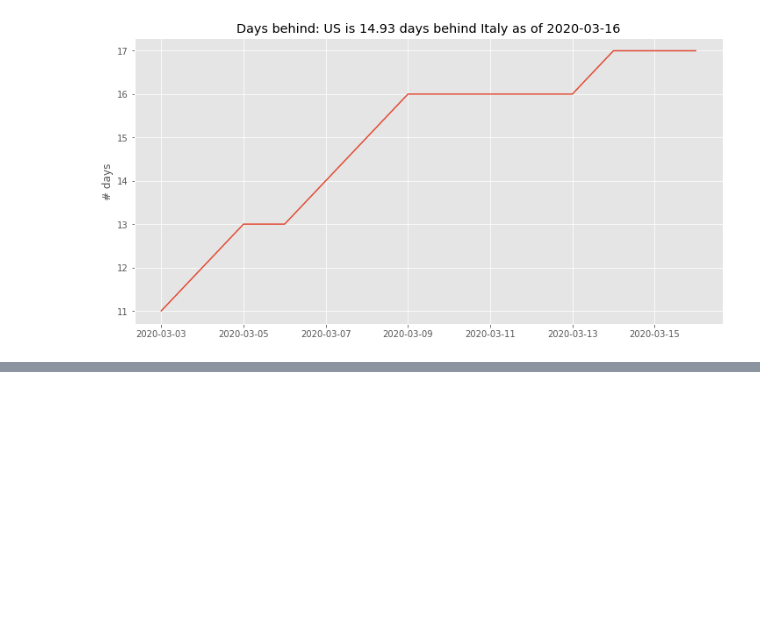
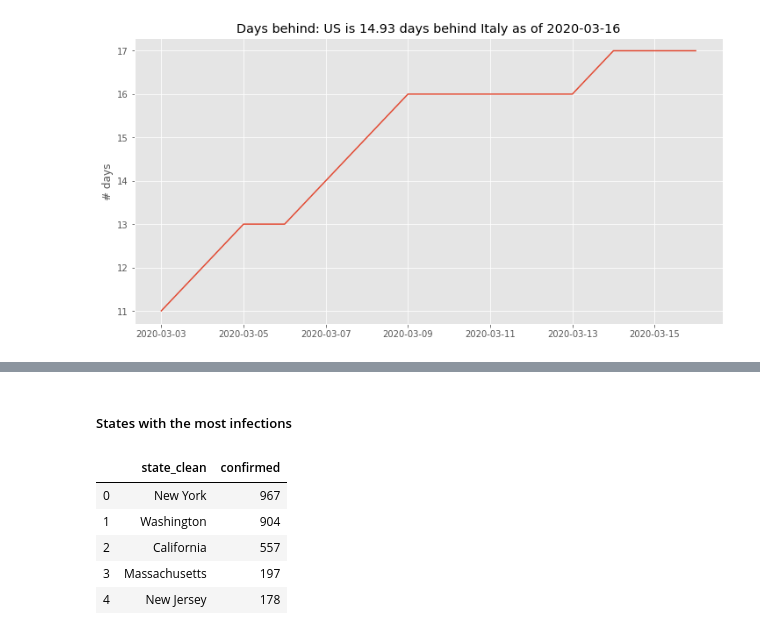
Before and after one commit to tboats/covid-19_analysis, a Jupyter notebook: analysis_covid-19.ipynb, the cells around one changed output, grey strips where cells are left out. Drawn from its saved outputs; the diff is of its cells as text; code cells hidden in the pictures; blank space fills up the shorter version.

```diff
--- a/analysis_covid-19.ipynb
+++ b/analysis_covid-19.ipynb
@@ -229,0 +278,16 @@ _ = days_behind('US', 'Italy')
+# %% [markdown]
+##### States with the most infections
+# %%
+dfp_us_top_states = (dfp_us_g.groupby(['state_clean'], as_index=False).
+                     agg({'confirmed': np.max}).
+                     sort_values(by='confirmed', ascending=0).
+                     reset_index(drop=True)
+                    )
+dfp_us_top_states.head(5)
+# %% [output]
+|  | state_clean | confirmed |
+| 0 | New York | 967 |
+| 1 | Washington | 904 |
+| 2 | California | 557 |
+| 3 | Massachusetts | 197 |
+| 4 | New Jersey | 178 |
```
Also changed, not shown: parts of 7 cells of this notebook, 2 other files.
